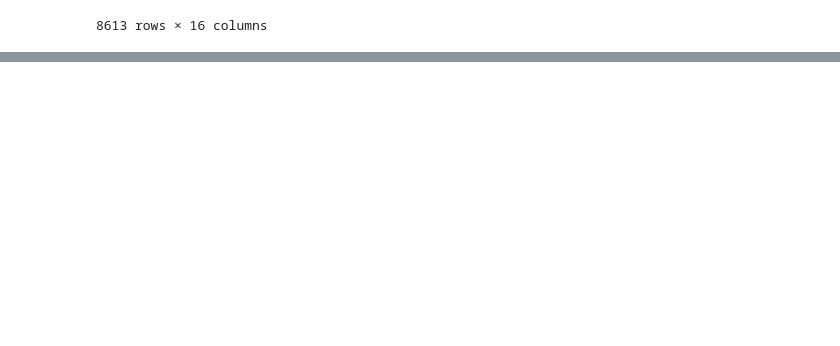
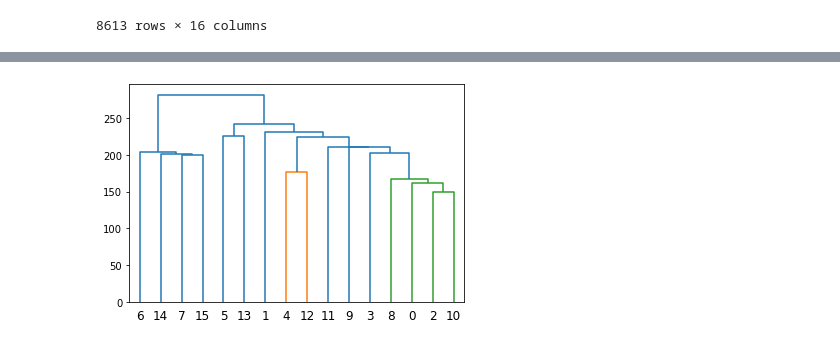
Before and after one commit to Hkhaira1/qbb2021-answers, a Jupyter notebook: week9/Gene_expression.ipynb, the cells around one changed output, grey strips where cells are left out. Drawn from its saved outputs; the diff is of its cells as text; code cells hidden in the pictures; blank space fills up the shorter version.

```diff
--- a/week9/Gene_expression.ipynb
+++ b/week9/Gene_expression.ipynb
@@ -320,0 +186,9 @@ TypeError: can't multiply sequence by non-int of type 'float'
+# %%
+#Creating a dendrogram by samples
+import sys
+sys.setrecursionlimit(10_000)
+plt.figure()
+dendrogram(sample_z)
+plt.show()
+# %% [output]
+[figure, added]
```
Also changed, not shown: parts of 44 cells of this notebook.
